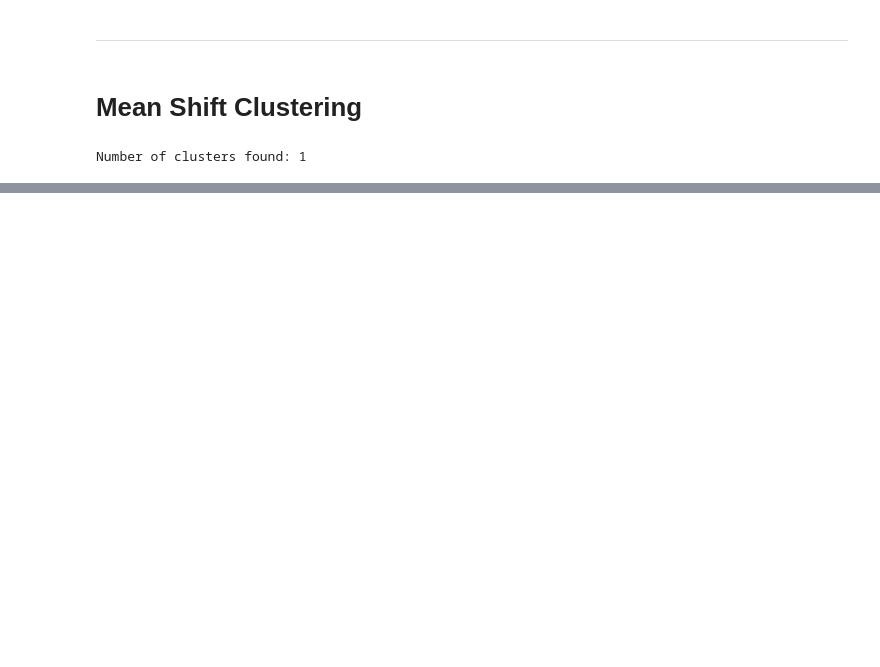
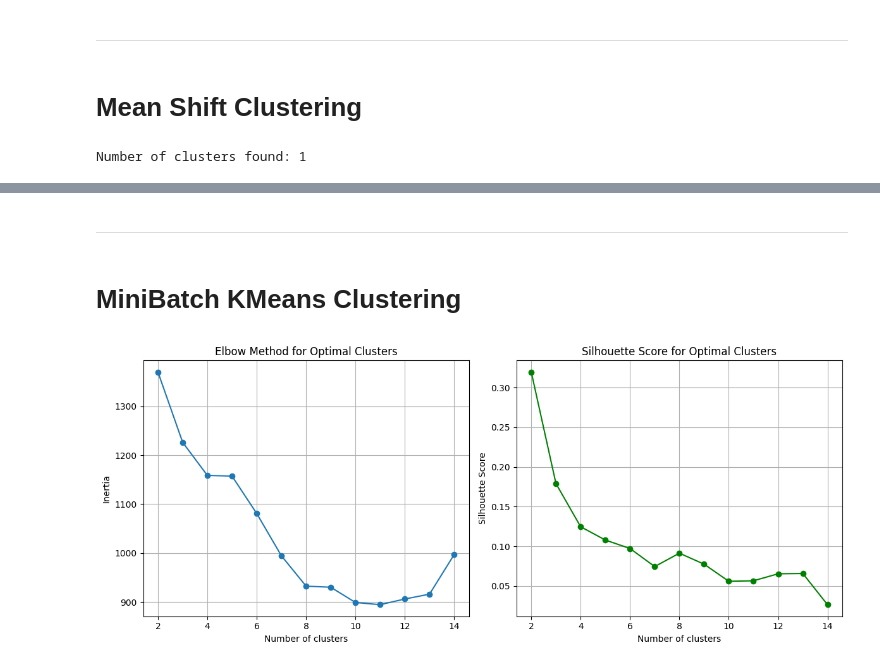
Before and after one commit to DavidS36/Music-Recommender-App, a Jupyter notebook: Image data model.ipynb, the cells around one changed output, grey strips where cells are left out. Saved outputs shown, nothing was run; the diff lists cells and outputs as text; code cells hidden in the pictures; blank space fills up the shorter version.

```diff
--- a/Image data model.ipynb
+++ b/Image data model.ipynb
@@ -884,0 +808,4 @@ plt.show()
+# %% [markdown]
+____________
+# %% [markdown]
+# MiniBatch KMeans Clustering
@@ -884,0 +814,47 @@ plt.show()
+# %%
+# Range of cluster numbers to test
+cluster_range = range(2, 15)
+
+# Lists to store inertia and silhouette scores
+inertia_scores = []
+sil_scores = []
+
+# Iterate over the cluster range
+for n_clusters in cluster_range:
+    # Initialize MiniBatch KMeans
+    mbkmeans = MiniBatchKMeans(n_clusters=n_clusters, batch_size=10, random_state=42)
+
+    # Fit the model
+    mbkmeans.fit(features_list)
+
+    # Append the inertia (for the elbow method)
+    inertia_scores.append(mbkmeans.inertia_)
+
+    # Predict cluster labels and calculate the silhouette score
+    cluster_labels = mbkmeans.predict(features_list)
+    sil_score = silhouette_score(features_list, cluster_labels)
+    sil_scores.append(sil_score)
+
+# Plotting the Elbow Test and Silhouette Score Test side by side
+plt.figure(figsize=(12, 5))
+
+# Elbow Method (Inertia)
+plt.subplot(1, 2, 1)
+plt.plot(cluster_range, inertia_scores, marker='o')
+plt.title('Elbow Method for Optimal Clusters')
+plt.xlabel('Number of clusters')
+plt.ylabel('Inertia')
+plt.grid(True)
+
+# Silhouette Score Test
+plt.subplot(1, 2, 2)
+plt.plot(cluster_range, sil_scores, marker='o', color='green')
+plt.title('Silhouette Score for Optimal Clusters')
+plt.xlabel('Number of clusters')
+plt.ylabel('Silhouette Score')
+plt.grid(True)
+
+plt.tight_layout()
+plt.show()
+# %% [output]
+[figure, added]
```
Also changed, not shown: parts of 45 cells of this notebook, 2 other files.
